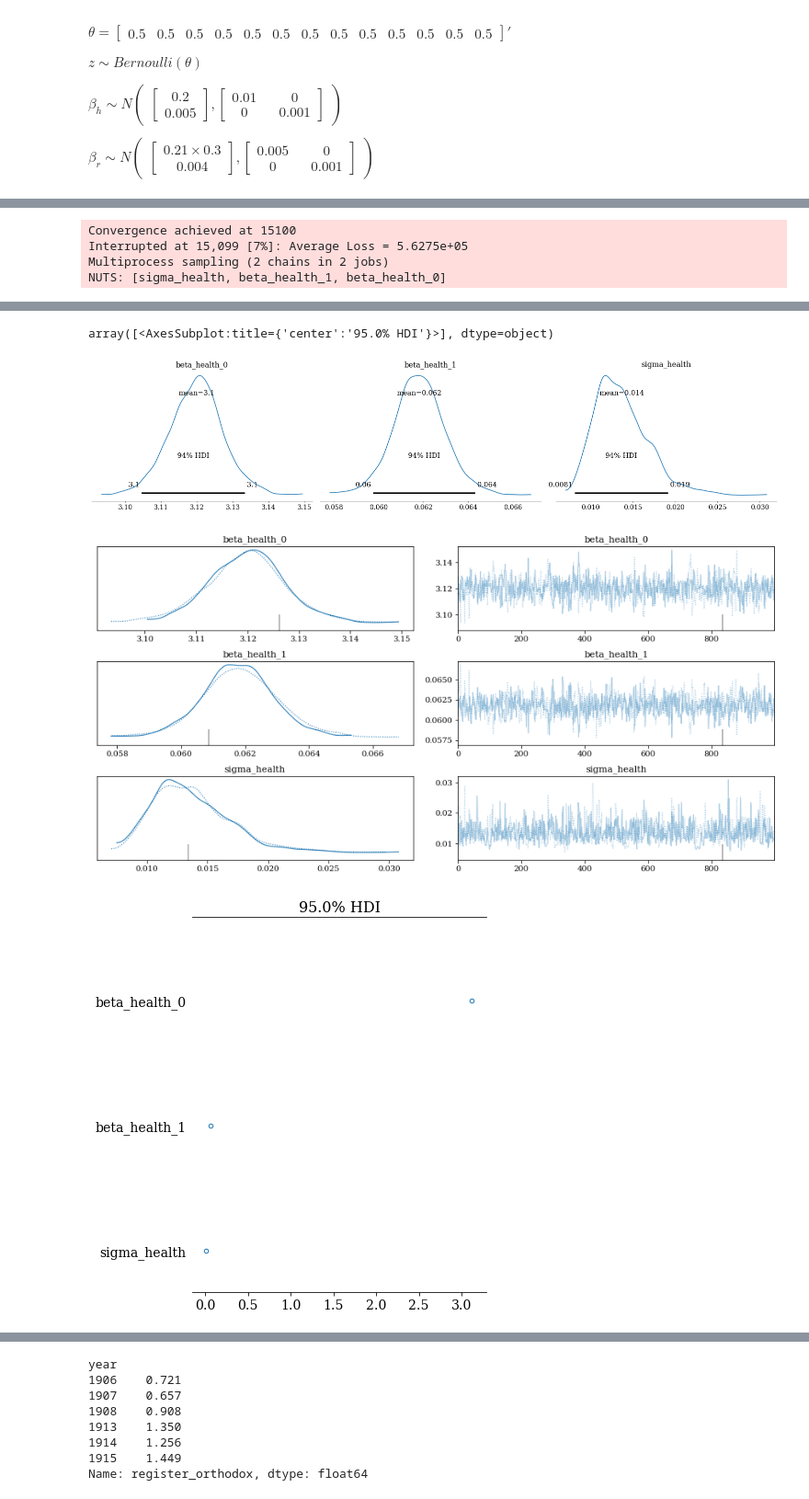
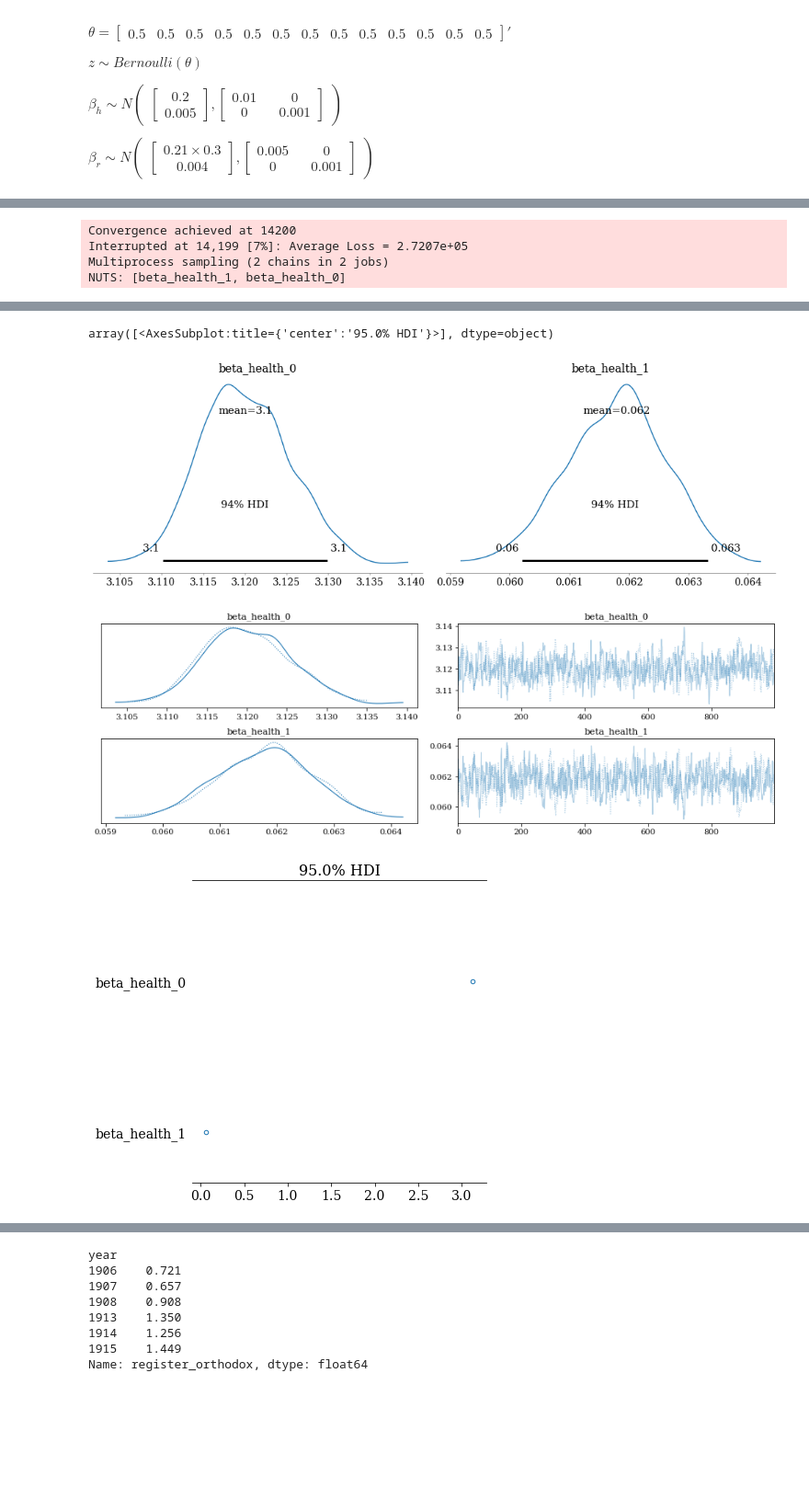
Before and after one commit to AnttiHaerkoenen/vyborg_orthodox, a Jupyter notebook: notebooks/missing_orthodox.ipynb, the cells around one changed output, grey strips where cells are left out. Shown: that part at 92% size. Saved outputs shown, nothing was run; the diff lists cells and outputs as text; code cells hidden in the pictures; blank space fills up the shorter version.

```diff
--- a/notebooks/missing_orthodox.ipynb
+++ b/notebooks/missing_orthodox.ipynb
@@ -214,11 +214,11 @@ with pm.Model() as model_health_council_orthodox:
         sigma=0.1,
     )
     mu_health = beta_health_0 + t * beta_health_1
-    sigma_health = pm.Exponential('sigma_health', 100)
+    # sigma_health = pm.Exponential('sigma_health', 100)
     health_council = pm.Normal(
         'health_council',
         mu=mu_health,
-        sigma=sigma_health,
+        sigma=0.01,
         observed=np.asarray(data_pm.health_council_orthodox),
     )
     trace_health = pm.sample(1000, tune=2000, init="advi+adapt_diag")
@@ -233,8 +233,8 @@ az.plot_forest(posterior_health, combined=True, hdi_prob=0.95)
 Auto-assigning NUTS sampler...
 Initializing NUTS using advi+adapt_diag...
 [interactive output not drawn]
-Convergence achieved at 15100
-Interrupted at 15,099 [7%]: Average Loss = 5.6275e+05
+Convergence achieved at 14200
+Interrupted at 14,199 [7%]: Average Loss = 2.7207e+05
 Multiprocess sampling (2 chains in 2 jobs)
-NUTS: [sigma_health, beta_health_1, beta_health_0]
+NUTS: [beta_health_1, beta_health_0]
 [interactive output not drawn]
@@ -253,8 +250,8 @@ There was 1 divergence after tuning. Increase `target_accept` or reparameterize.
 [interactive output not drawn]
 array([<AxesSubplot:title={'center':'95.0% HDI'}>], dtype=object)
-[figure, old version]
+[figure, new version]
-[figure, old version]
+[figure, new version]
-[figure, old version]
+[figure, new version]
 # %%
 data_pm = data_pm.iloc[[0, 1, 2, 7, 8, 9,]]
 
```
Also changed, not shown: parts of 5 cells of this notebook, 3 other files.
